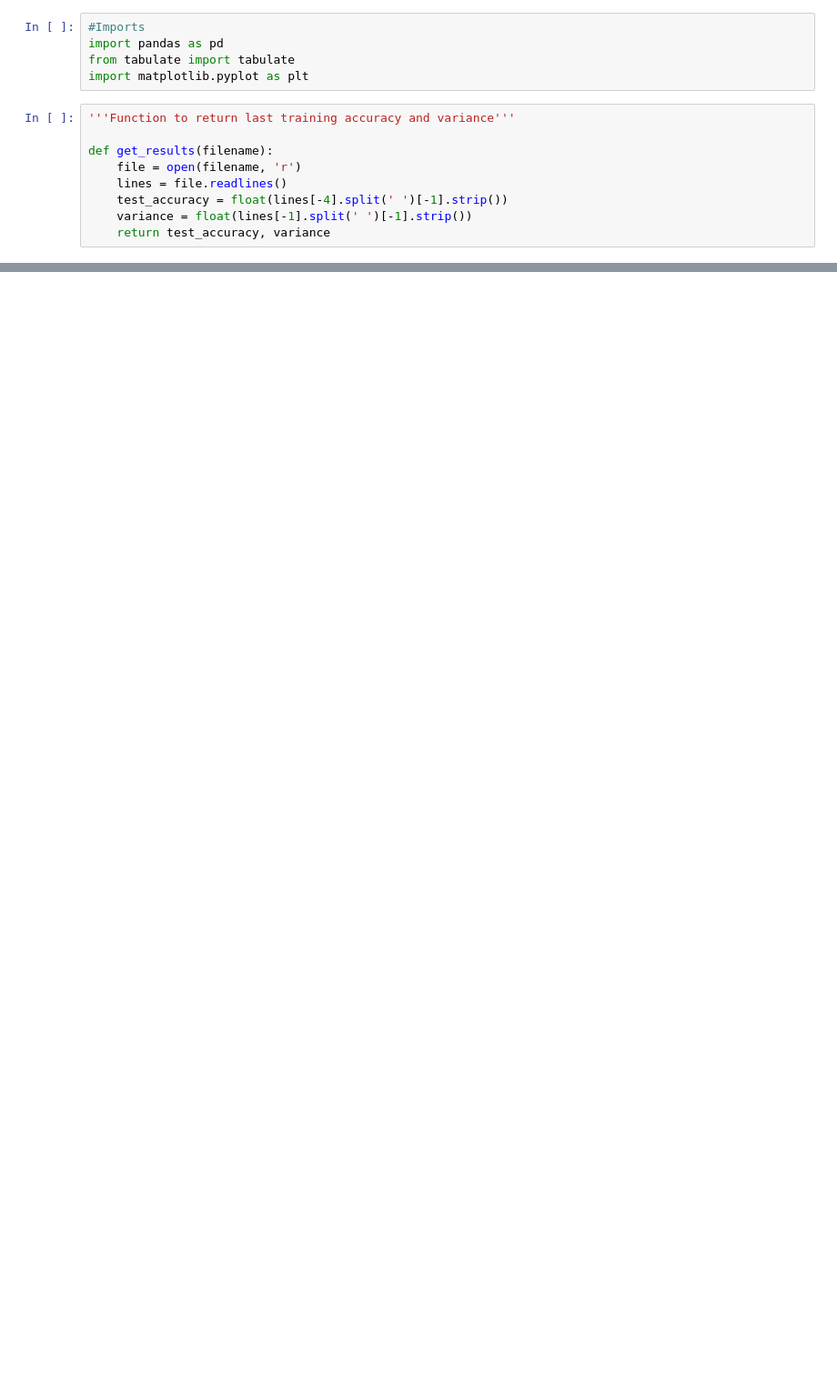
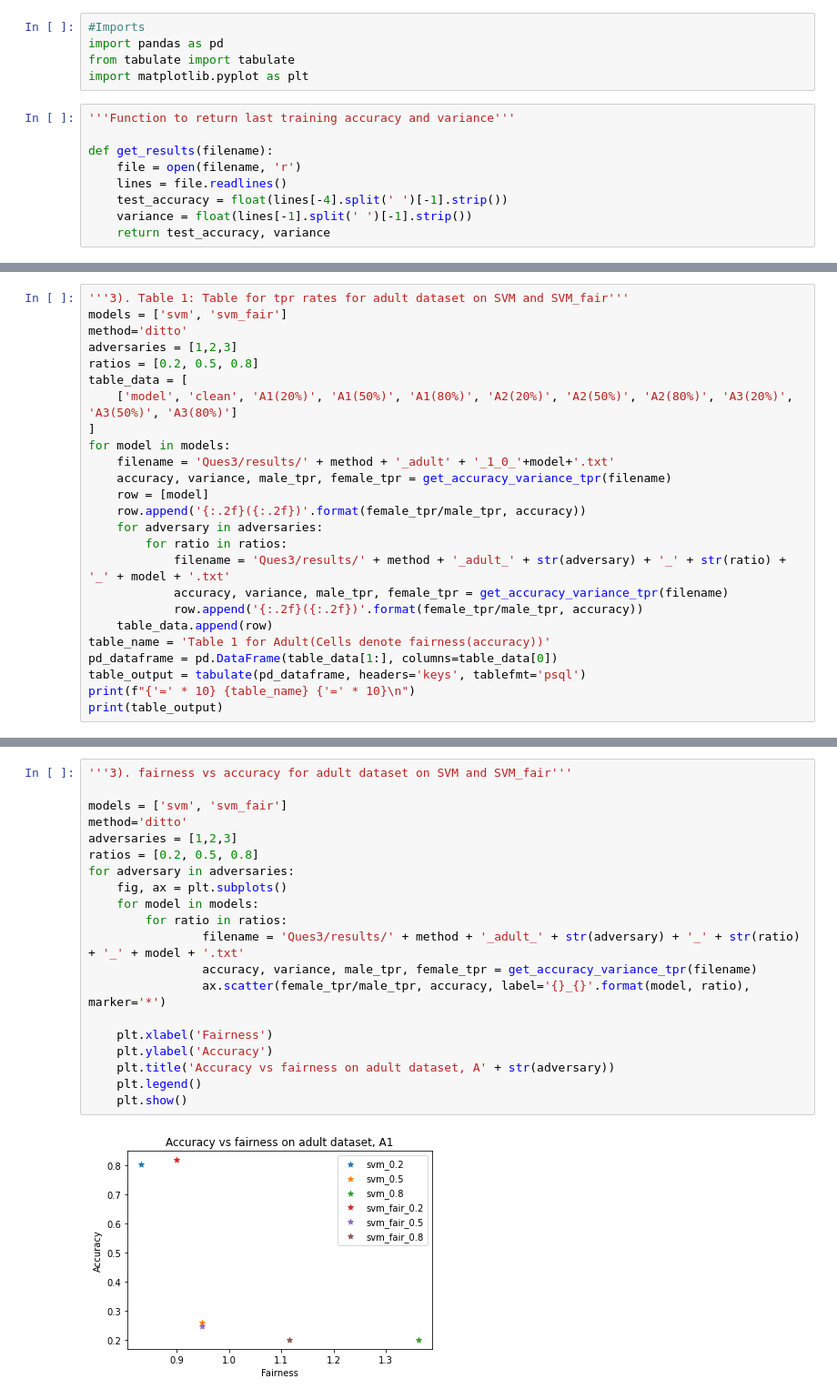
Before and after one commit to khan-shahnawaz/FederatedLearning, a Jupyter notebook: observations.ipynb, the cells around one changed output, grey strips where cells are left out. Shown at 91% size. Drawn from its saved outputs; the diff is of its cells as text; blank space fills up the shorter version.

```diff
--- a/observations.ipynb
+++ b/observations.ipynb
@@ -112,0 +282,25 @@ for dataset in ['femnist', 'fmnist']:
+# %%
+'''3). Table 1: Table for tpr rates for adult dataset on SVM and SVM_fair'''
+models = ['svm', 'svm_fair']
+method='ditto'
+adversaries = [1,2,3]
+ratios = [0.2, 0.5, 0.8]
+table_data = [
+    ['model', 'clean', 'A1(20%)', 'A1(50%)', 'A1(80%)', 'A2(20%)', 'A2(50%)', 'A2(80%)', 'A3(20%)', 'A3(50%)', 'A3(80%)']
+]
+for model in models:
+    filename = 'Ques3/results/' + method + '_adult' + '_1_0_'+model+'.txt'
+    accuracy, variance, male_tpr, female_tpr = get_accuracy_variance_tpr(filename)
+    row = [model]
+    row.append('{:.2f}({:.2f})'.format(female_tpr/male_tpr, accuracy))
+    for adversary in adversaries:
+        for ratio in ratios:
+            filename = 'Ques3/results/' + method + '_adult_' + str(adversary) + '_' + str(ratio) + '_' + model + '.txt'
+            accuracy, variance, male_tpr, female_tpr = get_accuracy_variance_tpr(filename)
+            row.append('{:.2f}({:.2f})'.format(female_tpr/male_tpr, accuracy))
+    table_data.append(row)
+table_name = 'Table 1 for Adult(Cells denote fairness(accuracy))'
+pd_dataframe = pd.DataFrame(table_data[1:], columns=table_data[0])
+table_output = tabulate(pd_dataframe, headers='keys', tablefmt='psql')
+print(f"{'=' * 10} {table_name} {'=' * 10}\n")
+print(table_output)
@@ -112,0 +321,22 @@ for dataset in ['femnist', 'fmnist']:
+# %%
+'''3). fairness vs accuracy for adult dataset on SVM and SVM_fair'''
+
+models = ['svm', 'svm_fair']
+method='ditto'
+adversaries = [1,2,3]
+ratios = [0.2, 0.5, 0.8]
+for adversary in adversaries:
+    fig, ax = plt.subplots()
+    for model in models:
+        for ratio in ratios:
+                filename = 'Ques3/results/' + method + '_adult_' + str(adversary) + '_' + str(ratio) + '_' + model + '.txt'
+                accuracy, variance, male_tpr, female_tpr = get_accuracy_variance_tpr(filename)
+                ax.scatter(female_tpr/male_tpr, accuracy, label='{}_{}'.format(model, ratio), marker='*')
+
+    plt.xlabel('Fairness')
+    plt.ylabel('Accuracy')
+    plt.title('Accuracy vs fairness on adult dataset, A' + str(adversary))
+    plt.legend()
+    plt.show()
+# %% [output]
+[figure, added]
```
Also changed, not shown: parts of 19 cells of this notebook, 5 other files.
